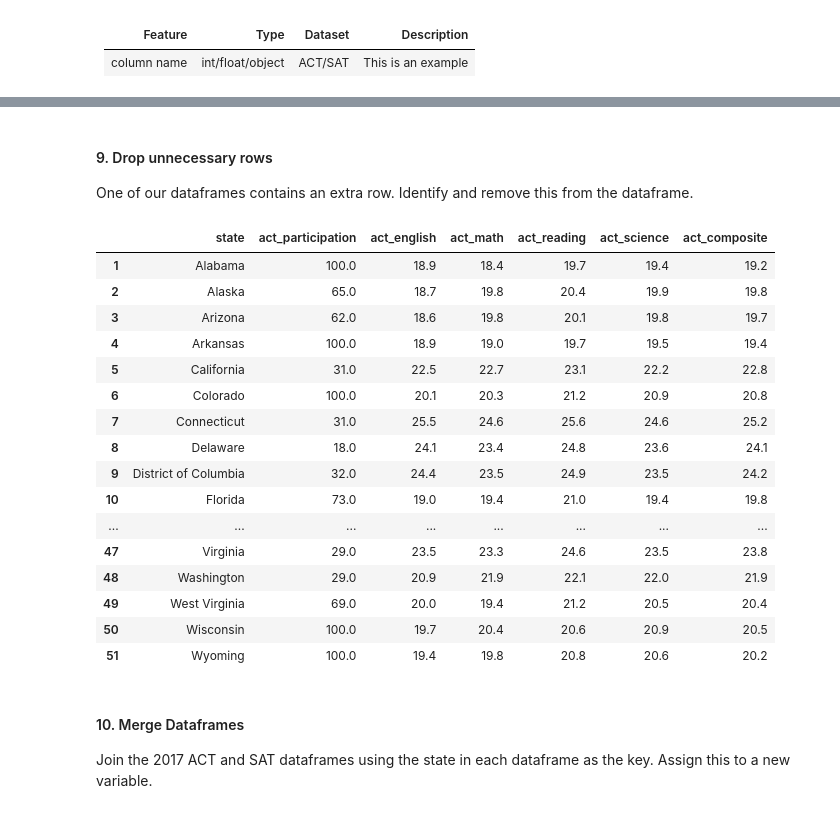
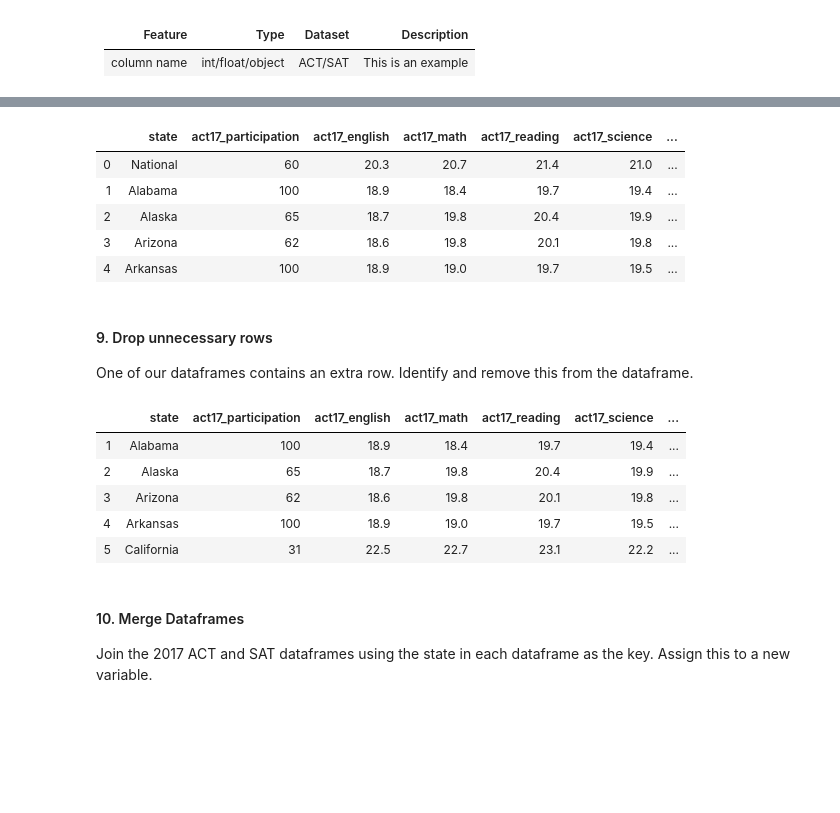
Before and after one commit to liJiansheng/DSI12Projects, a Jupyter notebook: project_1/code/project1_js.ipynb, the cells around one changed output, grey strips where cells are left out. Saved outputs shown, nothing was run; the diff lists cells and outputs as text; code cells hidden in the pictures; blank space fills up the shorter version.

```diff
--- a/project_1/code/project1_js.ipynb
+++ b/project_1/code/project1_js.ipynb
@@ -150,15 +212,11 @@ Participation and Composite should be a numerical data type
 #### 6. Fix Incorrect Data Types
 Based on what you discovered above, use appropriate methods to re-type incorrectly typed data.
 - Define a function that will allow you to convert participation rates to an appropriate numeric type. Use `map` or `apply` to change these columns in each dataframe.
-# %%
-#code
-def convertParticipation(dataframe,colname):
-    dataframe[colname]=dataframe[colname].apply(lambda x:float(x.replace('%','')))
-
-def convertColFloat(dataframe,colname):
-        try:
-            dataframe[colname]=dataframe[colname].apply(lambda x:float(x))
-        except ValueError:
-            dataframe[colname]=dataframe[colname].apply(lambda x:float(x.replace('x','')))
-
-convertParticipation(sat2017_df,'Participation')
+# %%
+#code
+
+def convertParticipation(x):
+    return int(x.replace('%',''))
+
+act2017_df['Participation']=act2017_df['Participation'].apply(convertParticipation)
+act2017_df.head()
@@ -237,18 +322,3 @@ Change the names of the columns to more expressive names so that you can tell th
 - Column names should be all lowercase (you will thank yourself when you start pushing data to SQL later in the course)
 - Column names should not contain spaces (underscores will suffice--this allows for using the `df.column_name` method to access columns in addition to `df['column_name']`.
 - Column names should be unique and informative (the only feature that we actually share between dataframes is the state).
-# %%
-#code
-
-sat2017_df.rename(columns={'State':'state',
-                   'Participation':'sat_participation',
-                    'Evidence-Based Reading and Writing':'sat_evidence_read_write',
-                    'Math':'sat_math',
-                    'Total':'total'},inplace=True)
-act2017_df.rename(columns={'State':'state',
-                   'Participation':'act_participation',
-                    'English':'act_english',
-                    'Math':'act_math',
-                    'Reading':'act_reading',
-                    'Science':'act_science',
-                    'Composite':'act_composite'},inplace=True)
@@ -295,0 +334,4 @@ act2017_df
+# %%
+#code
+act2017_df.columns=['act17_'+col.lower().replace(' ','_') if col!='State' else col.lower() for col in act2017_df.columns]
+act2017_df.columns
@@ -340,3 +386,12 @@ Provided is the skeleton for formatting a markdown table, with columns headers t
+# %%
+act2017_df.head()
+# %% [output]
+|  | state | act17_participation | act17_english | act17_math | act17_reading | act17_science | ... |
+| 0 | National | 60 | 20.3 | 20.7 | 21.4 | 21.0 | ... |
+| 1 | Alabama | 100 | 18.9 | 18.4 | 19.7 | 19.4 | ... |
+| 2 | Alaska | 65 | 18.7 | 19.8 | 20.4 | 19.9 | ... |
+| 3 | Arizona | 62 | 18.6 | 19.8 | 20.1 | 19.8 | ... |
+| 4 | Arkansas | 100 | 18.9 | 19.0 | 19.7 | 19.5 | ... |
 # %% [markdown]
 #### 9. Drop unnecessary rows
 
@@ -344,25 +399,14 @@ One of our dataframes contains an extra row. Identify and remove this from the d
 # %%
 #code
 act2017_df=act2017_df.drop([0],axis=0)
-act2017_df
+act2017_df.head()
 # %% [output]
-|  | state | act_participation | act_english | act_math | act_reading | act_science | act_composite |
-| 1 | Alabama | 100.0 | 18.9 | 18.4 | 19.7 | 19.4 | 19.2 |
-| 2 | Alaska | 65.0 | 18.7 | 19.8 | 20.4 | 19.9 | 19.8 |
-| 3 | Arizona | 62.0 | 18.6 | 19.8 | 20.1 | 19.8 | 19.7 |
-| 4 | Arkansas | 100.0 | 18.9 | 19.0 | 19.7 | 19.5 | 19.4 |
-| 5 | California | 31.0 | 22.5 | 22.7 | 23.1 | 22.2 | 22.8 |
-| 6 | Colorado | 100.0 | 20.1 | 20.3 | 21.2 | 20.9 | 20.8 |
-| 7 | Connecticut | 31.0 | 25.5 | 24.6 | 25.6 | 24.6 | 25.2 |
-| 8 | Delaware | 18.0 | 24.1 | 23.4 | 24.8 | 23.6 | 24.1 |
-| 9 | District of Columbia | 32.0 | 24.4 | 23.5 | 24.9 | 23.5 | 24.2 |
-| 10 | Florida | 73.0 | 19.0 | 19.4 | 21.0 | 19.4 | 19.8 |
-| ... | ... | ... | ... | ... | ... | ... | ... |
-| 47 | Virginia | 29.0 | 23.5 | 23.3 | 24.6 | 23.5 | 23.8 |
-| 48 | Washington | 29.0 | 20.9 | 21.9 | 22.1 | 22.0 | 21.9 |
-| 49 | West Virginia | 69.0 | 20.0 | 19.4 | 21.2 | 20.5 | 20.4 |
-| 50 | Wisconsin | 100.0 | 19.7 | 20.4 | 20.6 | 20.9 | 20.5 |
-| 51 | Wyoming | 100.0 | 19.4 | 19.8 | 20.8 | 20.6 | 20.2 |
+|  | state | act17_participation | act17_english | act17_math | act17_reading | act17_science | ... |
+| 1 | Alabama | 100 | 18.9 | 18.4 | 19.7 | 19.4 | ... |
+| 2 | Alaska | 65 | 18.7 | 19.8 | 20.4 | 19.9 | ... |
+| 3 | Arizona | 62 | 18.6 | 19.8 | 20.1 | 19.8 | ... |
+| 4 | Arkansas | 100 | 18.9 | 19.0 | 19.7 | 19.5 | ... |
+| 5 | California | 31 | 22.5 | 22.7 | 23.1 | 22.2 | ... |
 # %% [markdown]
 #### 10. Merge Dataframes
 
```
Also changed, not shown: parts of 194 cells of this notebook, 9 other files.
